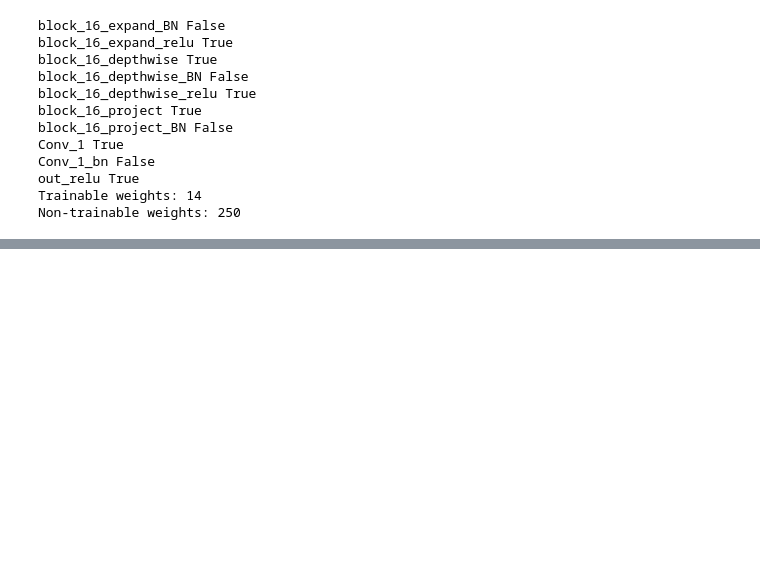
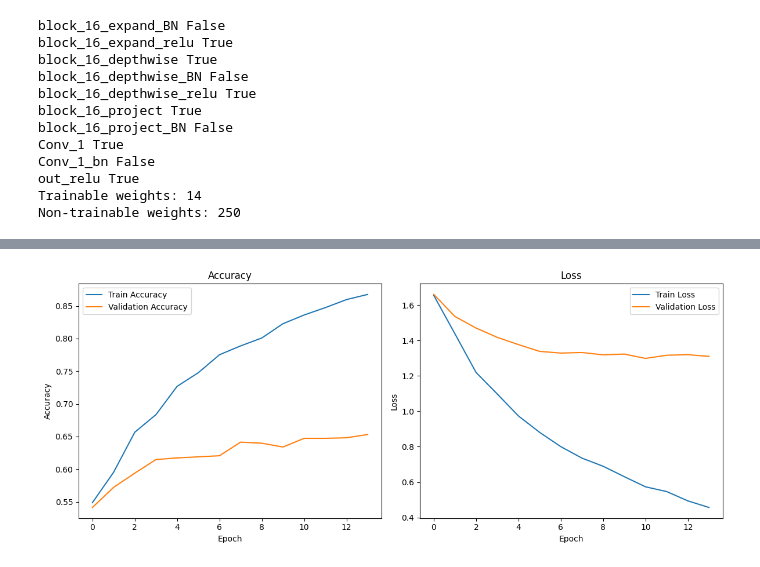
Before and after one commit to keira-p/beakspeak, a Jupyter notebook: notebooks/04_transfer_learning.ipynb, the cells around one changed output, grey strips where cells are left out. Cells and saved outputs as stored; diff of their text form; code cells hidden in the pictures; blank space fills up the shorter version.

Commit message:
Explored MobileNet, EfficientNet, ResNet as alternative CNN backbones - EfficientNet wins

```diff
--- a/notebooks/04_transfer_learning.ipynb
+++ b/notebooks/04_transfer_learning.ipynb
@@ -577,0 +849,15 @@ plt.show()
+# %%
+# Build and compile EfficientNetB0 model
+efficient_model = build_transfer_learning_model(
+    num_classes=NUM_CLASSES,
+    backbone="EfficientNetB0",
+    use_augmentation=False
+)
+
+efficient_model.compile(
+    optimizer=tf.keras.optimizers.Adam(learning_rate=LEARNING_RATE),
+    loss=tf.keras.losses.SparseCategoricalCrossentropy(from_logits=True),
+    metrics=["accuracy"]
+)
+
+efficient_model.summary()
@@ -577,0 +945,38 @@ plt.show()
+# %%
+# --- PLOT PERFORMANCE ---
+
+# --- extract values ---
+acc = efficient_history.history["accuracy"]
+val_acc = efficient_history.history["val_accuracy"]
+
+loss = efficient_history.history["loss"]
+val_loss = efficient_history.history["val_loss"]
+
+epochs = range(len(acc))
+
+# --- create figure ---
+plt.figure(figsize=(12, 5))
+
+# ===== Accuracy plot =====
+plt.subplot(1, 2, 1)  # 1 row, 2 columns, first plot
+plt.plot(epochs, acc, label="Train Accuracy")
+plt.plot(epochs, val_acc, label="Validation Accuracy")
+plt.title("Accuracy")
+plt.xlabel("Epoch")
+plt.ylabel("Accuracy")
+plt.legend()
+
+# ===== Loss plot =====
+plt.subplot(1, 2, 2)  # second plot
+plt.plot(epochs, loss, label="Train Loss")
+plt.plot(epochs, val_loss, label="Validation Loss")
+plt.title("Loss")
+plt.xlabel("Epoch")
+plt.ylabel("Loss")
+plt.legend()
+
+# --- display ---
+plt.tight_layout()
+plt.show()
+# %% [output]
+[figure, added]
```
Also changed, not shown: parts of 38 cells of this notebook.
